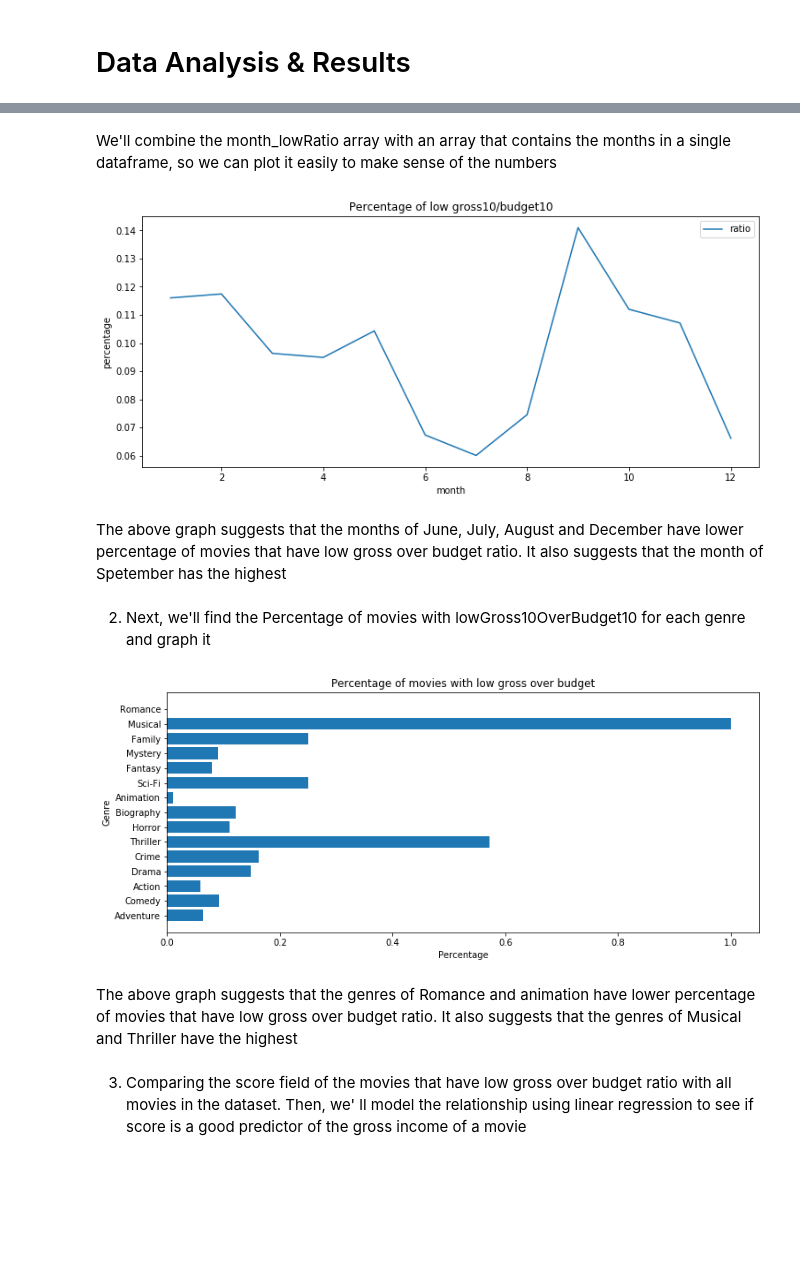
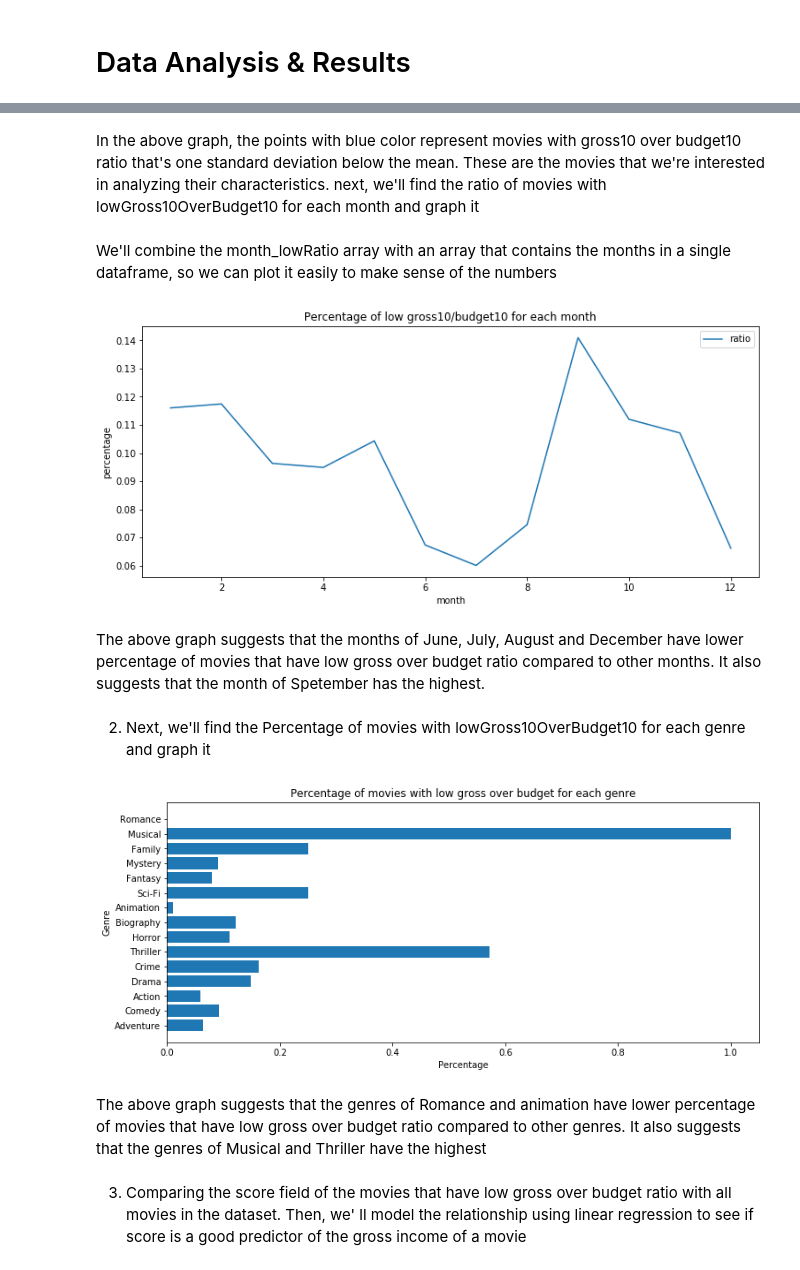
Before and after one commit to Dragon-Abyss/Cogs-Final, a Jupyter notebook: final-108.ipynb, the cells around one changed output, grey strips where cells are left out. Saved outputs shown, nothing was run; the diff lists cells and outputs as text; code cells hidden in the pictures; blank space fills up the shorter version.

```diff
--- a/final-108.ipynb
+++ b/final-108.ipynb
@@ -260,3 +281,5 @@ next, we'll find the ratio of movies with lowGross10OverBudget10 for each month
+# %% [markdown]
+In the above graph, the points with blue color represent movies with gross10 over budget10 ratio that's one standard deviation below the mean. These are the movies that we're interested in analyzing their characteristics. next, we'll find the ratio of movies with lowGross10OverBudget10 for each month and graph it
 # %%
 month_lowCounts = lowGross10OverBudget10['released_month'].value_counts()
 month_lowRatio = []
@@ -268,22 +291,22 @@ We'll combine the month_lowRatio array with an array that contains the months in
 # %%
 months = [1,2,3,4,5,6,7,8,9,10,11,12]
 low_month_ratio_df = pd.DataFrame({'month':months,'ratio':month_lowRatio})
 
 f = plt.figure(figsize=(12, 5))
 ax = f.add_subplot(1, 1, 1)
 
 # generate a a legend
 ax.plot(low_month_ratio_df['month'], low_month_ratio_df['ratio'])
 ax.legend()
 
 # add title and axis labels
-ax.set_title('Percentage of low gross10/budget10')
+ax.set_title('Percentage of low gross10/budget10 for each month')
 ax.set_xlabel('month')
 ax.set_ylabel('percentage');
 # %% [output]
-[figure, old version]
+[figure, new version]
 # %% [markdown]
-The above graph suggests that the months of June, July, August and December have lower percentage of movies that have low gross over budget ratio. It also suggests that the month of Spetember has the highest
+The above graph suggests that the months of June, July, August and December have lower percentage of movies that have low gross over budget ratio compared to other months. It also suggests that the month of Spetember has the highest.
 # %% [markdown]
 2) Next, we'll find the Percentage of movies with lowGross10OverBudget10 for each genre and graph it
 # %%
@@ -304,13 +327,13 @@ ax = f.add_subplot(1, 1, 1)
 plt.barh(low_genre_ratio_df['genre'], low_genre_ratio_df['ratio'], align='center', alpha=1)
 plt.xlabel('Percentage')
 plt.ylabel('Genre')
-plt.title('Percentage of movies with low gross over budget')
+plt.title('Percentage of movies with low gross over budget for each genre')
 
 plt.show()
 # %% [output]
-[figure, old version]
+[figure, new version]
 # %% [markdown]
-The above graph suggests that the genres of Romance and animation have lower percentage of movies that have low gross over budget ratio. It also suggests that the genres of Musical and Thriller have the highest
+The above graph suggests that the genres of Romance and animation have lower percentage of movies that have low gross over budget ratio compared to other genres. It also suggests that the genres of Musical and Thriller have the highest
 # %% [markdown]
 3) Comparing the score field of the movies that have low gross over budget ratio with all movies in the dataset. Then, we' ll model the relationship using linear regression to see if score is a good predictor of the gross income of a movie
 # %%
```
Also changed, not shown: parts of 26 cells of this notebook.
